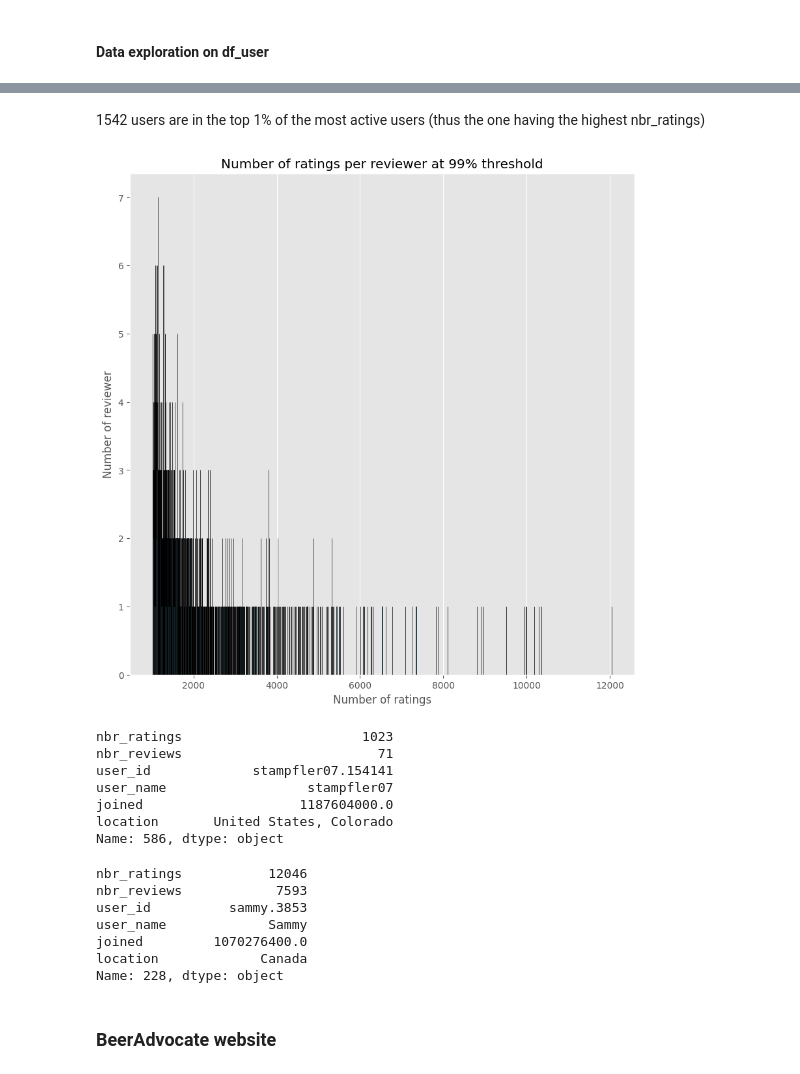
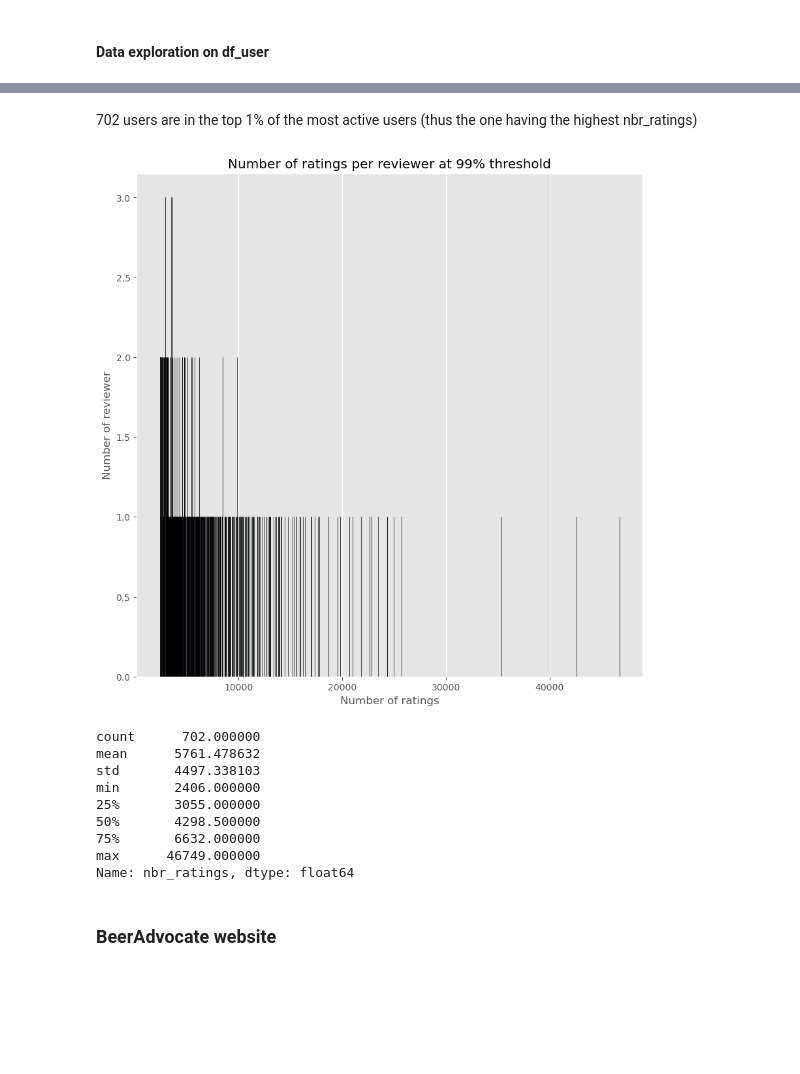
Before and after one commit to epfl-ada/ada-2023-project-adalcoholics86, a Jupyter notebook: milestoneP2.ipynb, the cells around one changed output, grey strips where cells are left out. Drawn from its saved outputs; the diff is of its cells as text; code cells hidden in the pictures; blank space fills up the shorter version.

```diff
--- a/milestoneP2.ipynb
+++ b/milestoneP2.ipynb
@@ -394,44 +340,35 @@ filtered_users99.shape)
 # %% [markdown]
-1542 users are in the top 1% of the most active users (thus the one having the highest nbr_ratings)
+702 users are in the top 1% of the most active users (thus the one having the highest nbr_ratings)
 # %%
-# Create a new DataFrame with beers in the 99th percentile
+# Create a new DataFrame with beers in the 95th percentile
 df_filtered_users = filtered_users99
 
 # Count the number of beers for each number of ratings
 reviews_counts = df_filtered_users['nbr_ratings'].value_counts().sort_index()
 
 # Plot the distribution of number of ratings per beer
 plt.figure(figsize=(10,10))
 plt.bar(reviews_counts.index, reviews_counts.values, color='skyblue', edgecolor='black')
 plt.xlabel('Number of ratings')
 plt.ylabel('Number of reviewer')
 plt.title('Number of ratings per reviewer at 99% threshold')
 plt.grid(axis='y')
 plt.show()
 
 # Get an idea of the distribution of the number of ratings per beer
 df_users_RB['nbr_ratings'].describe()
 df_filtered_users['nbr_ratings'].describe()
-
-# Display the most rated beer and the less rated one.
-display(df_filtered_users.loc[df_filtered_users['nbr_ratings'].idxmin()])
-display(df_filtered_users.loc[df_filtered_users['nbr_ratings'].idxmax()])
 # %% [output]
-[figure, old version]
+[figure, new version]
-nbr_ratings                       1023
-nbr_reviews                         71
-user_id             stampfler07.154141
-user_name                  stampfler07
-joined                    1187604000.0
-location       United States, Colorado
-Name: 586, dtype: object
+count      702.000000
+mean      5761.478632
+std       4497.338103
+min       2406.000000
+25%       3055.000000
+50%       4298.500000
+75%       6632.000000
+max      46749.000000
+Name: nbr_ratings, dtype: float64
-nbr_ratings           12046
-nbr_reviews            7593
-user_id          sammy.3853
-user_name             Sammy
-joined         1070276400.0
-location             Canada
-Name: 228, dtype: object
 # %% [markdown]
 ### BeerAdvocate website
 # %% [markdown]
```
Also changed, not shown: parts of 29 cells of this notebook.
